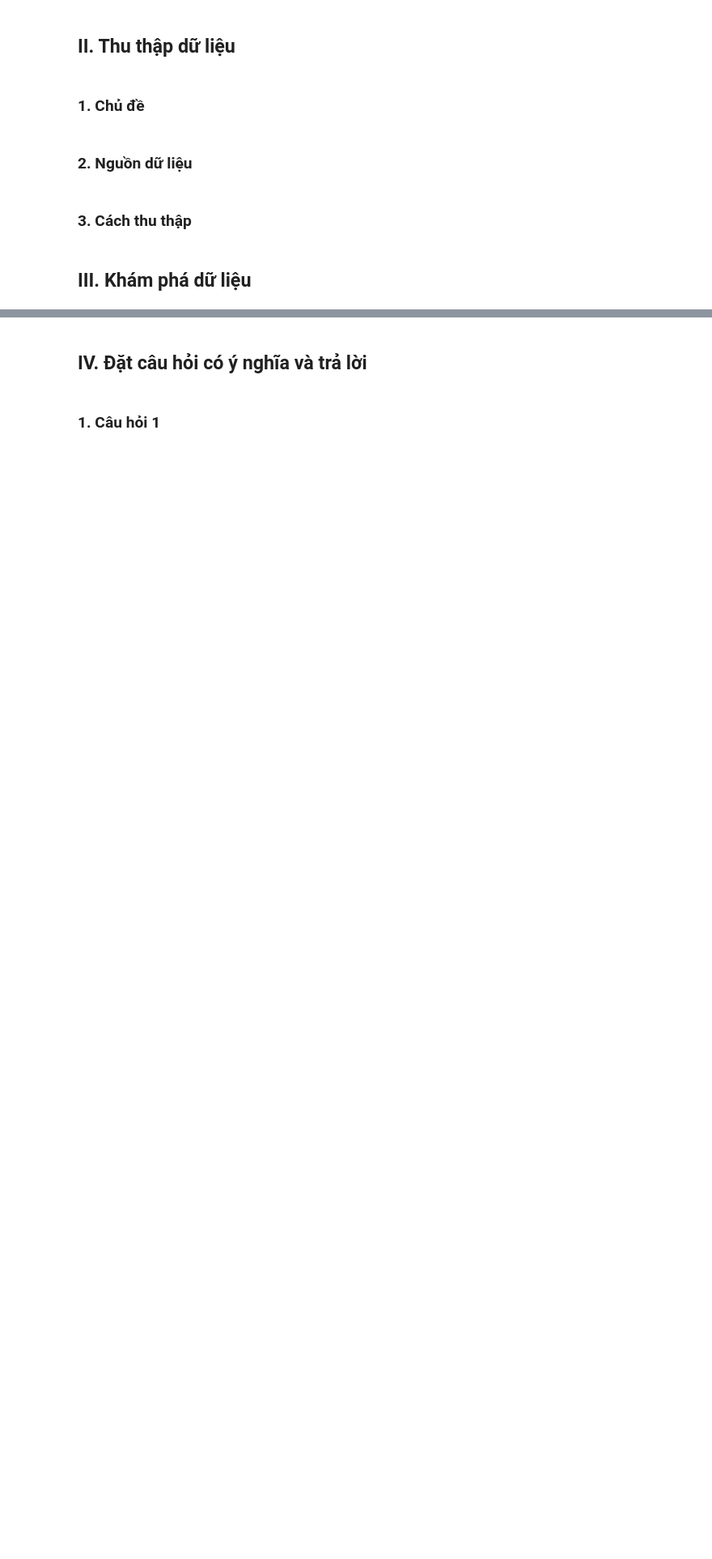
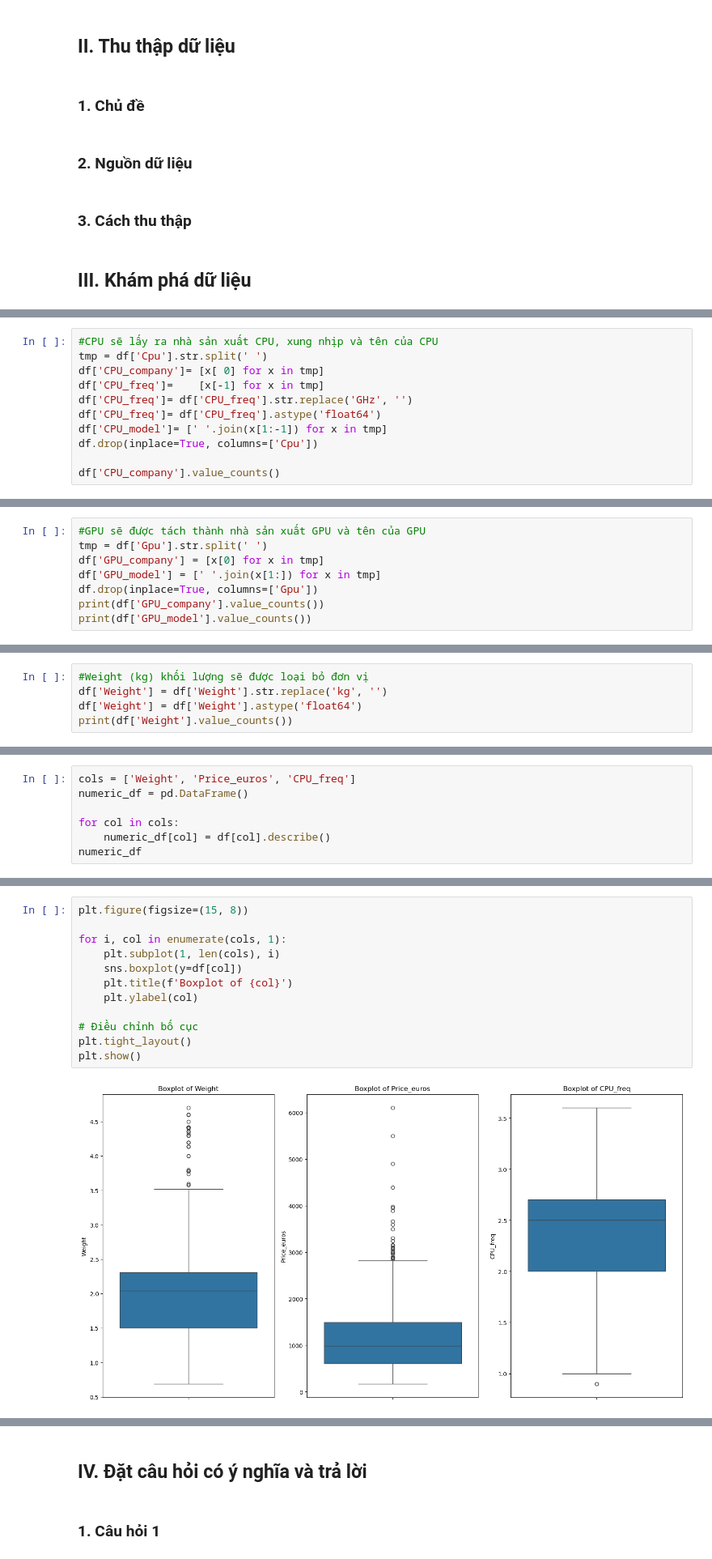
Before and after one commit to nguyennn263/final-lab-programming4DS, a Jupyter notebook: final-lab.ipynb, the cells around one changed output, grey strips where cells are left out. Shown at 81% size. Saved outputs shown, nothing was run; the diff lists cells and outputs as text; blank space fills up the shorter version.

```diff
--- a/final-lab.ipynb
+++ b/final-lab.ipynb
@@ -39,0 +257,11 @@
+# %%
+#CPU sẽ lấy ra nhà sản xuất CPU, xung nhịp và tên của CPU
+tmp = df['Cpu'].str.split(' ')
+df['CPU_company']= [x[ 0] for x in tmp]
+df['CPU_freq']=    [x[-1] for x in tmp]
+df['CPU_freq']= df['CPU_freq'].str.replace('GHz', '')
+df['CPU_freq']= df['CPU_freq'].astype('float64')
+df['CPU_model']= [' '.join(x[1:-1]) for x in tmp]
+df.drop(inplace=True, columns=['Cpu'])
+
+df['CPU_company'].value_counts()
@@ -39,0 +318,8 @@
+# %%
+#GPU sẽ được tách thành nhà sản xuất GPU và tên của GPU
+tmp = df['Gpu'].str.split(' ')
+df['GPU_company'] = [x[0] for x in tmp]
+df['GPU_model'] = [' '.join(x[1:]) for x in tmp]
+df.drop(inplace=True, columns=['Gpu'])
+print(df['GPU_company'].value_counts())
+print(df['GPU_model'].value_counts())
@@ -39,0 +346,5 @@
+# %%
+#Weight (kg) khối lượng sẽ được loại bỏ đơn vị
+df['Weight'] = df['Weight'].str.replace('kg', '')
+df['Weight'] = df['Weight'].astype('float64')
+print(df['Weight'].value_counts())
@@ -39,0 +411,7 @@
+# %%
+cols = ['Weight', 'Price_euros', 'CPU_freq']
+numeric_df = pd.DataFrame()
+
+for col in cols:
+    numeric_df[col] = df[col].describe()
+numeric_df
@@ -39,0 +428,14 @@
+# %%
+plt.figure(figsize=(15, 8))
+
+for i, col in enumerate(cols, 1):
+    plt.subplot(1, len(cols), i)
+    sns.boxplot(y=df[col])
+    plt.title(f'Boxplot of {col}')
+    plt.ylabel(col)
+
+# Điều chỉnh bố cục
+plt.tight_layout()
+plt.show()
+# %% [output]
+[figure, added]
```
Also changed, not shown: parts of 180 cells of this notebook.
